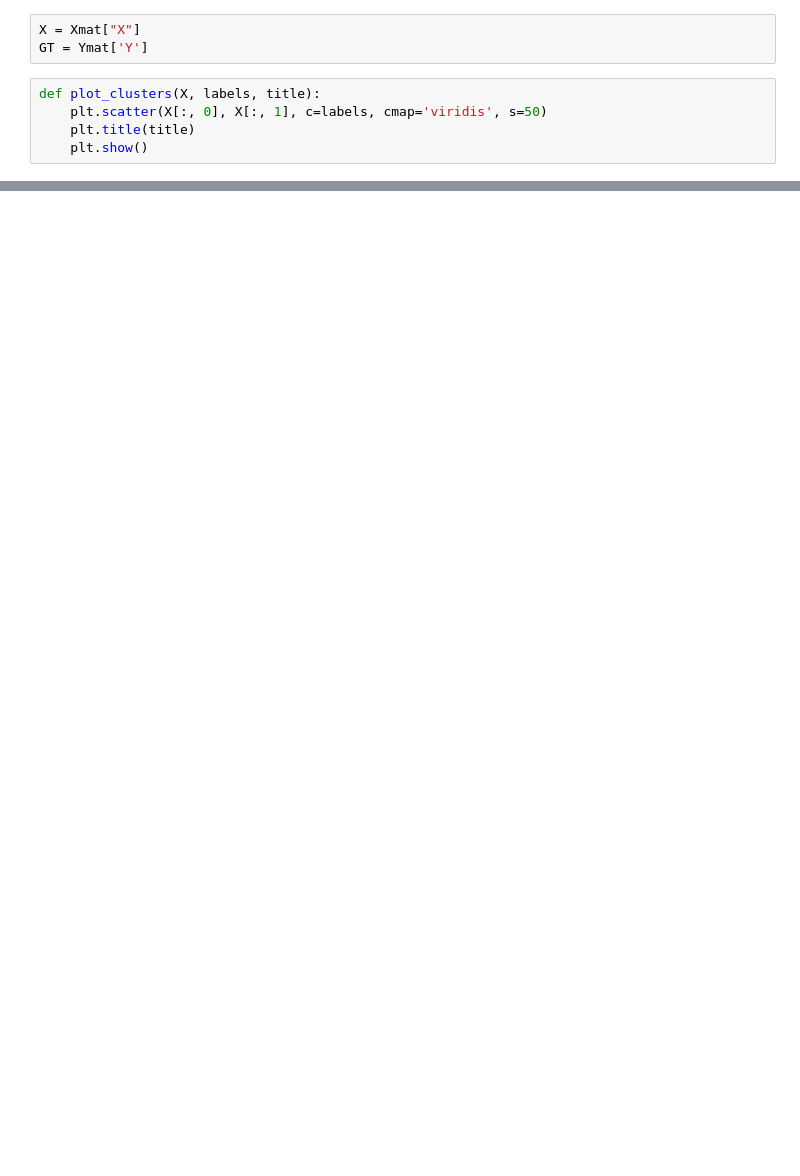
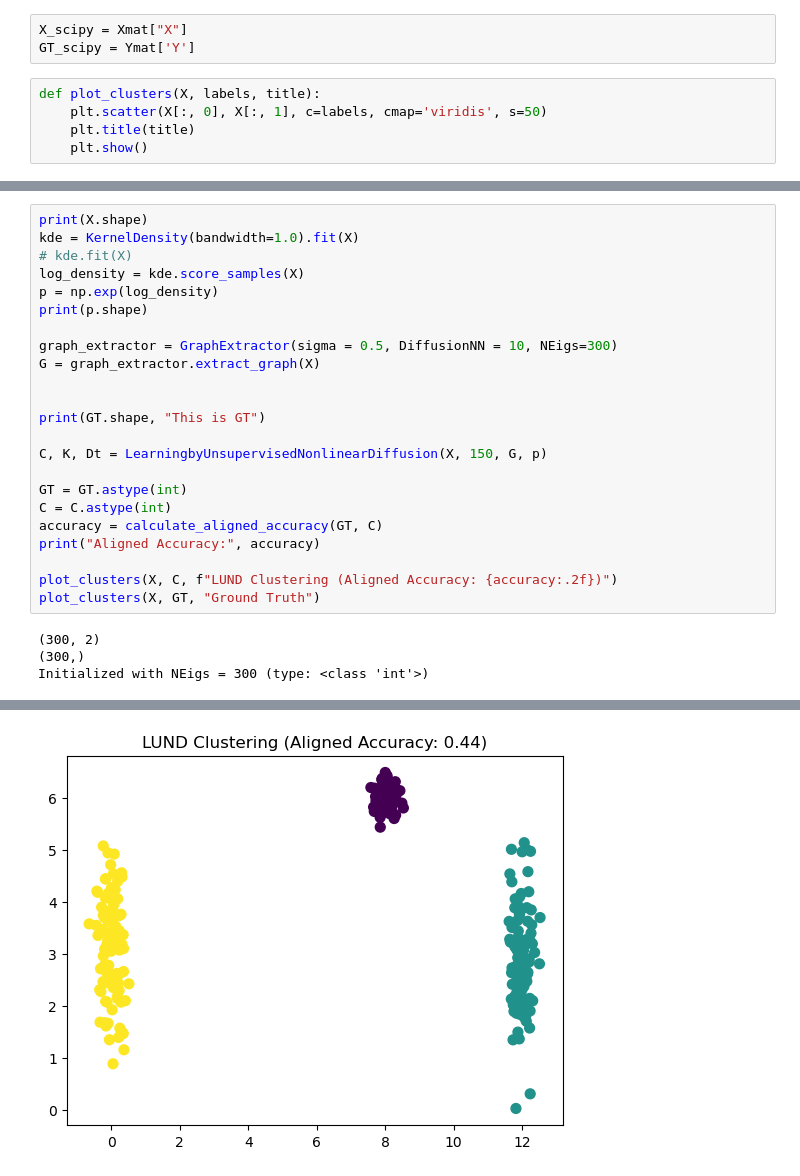
Before and after one commit to seolibek/Tufts2024, a Jupyter notebook: lund_exp.ipynb, the cells around one changed output, grey strips where cells are left out. Saved outputs shown, nothing was run; the diff lists cells and outputs as text; blank space fills up the shorter version.

```diff
--- a/lund_exp.ipynb
+++ b/lund_exp.ipynb
@@ -10,8 +10,8 @@ from scipy.spatial.distance import pdist, squareform
 Xmat = scipy.io.loadmat('X.mat')
 Ymat = scipy.io.loadmat('Y.mat')
 # %%
-X = Xmat["X"]
-GT = Ymat['Y']
+X_scipy = Xmat["X"]
+GT_scipy = Ymat['Y']
 # %%
 def plot_clusters(X, labels, title):
     plt.scatter(X[:, 0], X[:, 1], c=labels, cmap='viridis', s=50)
@@ -81,0 +204,27 @@ array=[ 1.07964491e-01 -1.66841057e-02  9.16965306e-02  2.75412027e-01
+# %%
+print(X.shape)
+kde = KernelDensity(bandwidth=1.0).fit(X)
+# kde.fit(X)
+log_density = kde.score_samples(X)
+p = np.exp(log_density)
+print(p.shape)
+
+graph_extractor = GraphExtractor(sigma = 0.5, DiffusionNN = 10, NEigs=300)
+G = graph_extractor.extract_graph(X)
+
+
+print(GT.shape, "This is GT")
+
+C, K, Dt = LearningbyUnsupervisedNonlinearDiffusion(X, 150, G, p)
+
+GT = GT.astype(int)
+C = C.astype(int)
+accuracy = calculate_aligned_accuracy(GT, C)
+print("Aligned Accuracy:", accuracy)
+
+plot_clusters(X, C, f"LUND Clustering (Aligned Accuracy: {accuracy:.2f})")
+plot_clusters(X, GT, "Ground Truth")
+# %% [output]
+(300, 2)
+(300,)
+Initialized with NEigs = 300 (type: <class 'int'>)
@@ -81,0 +248 @@ array=[ 1.07964491e-01 -1.66841057e-02  9.16965306e-02  2.75412027e-01
+[figure, added]
```
Also changed, not shown: parts of 8 cells of this notebook, 3 other files.
